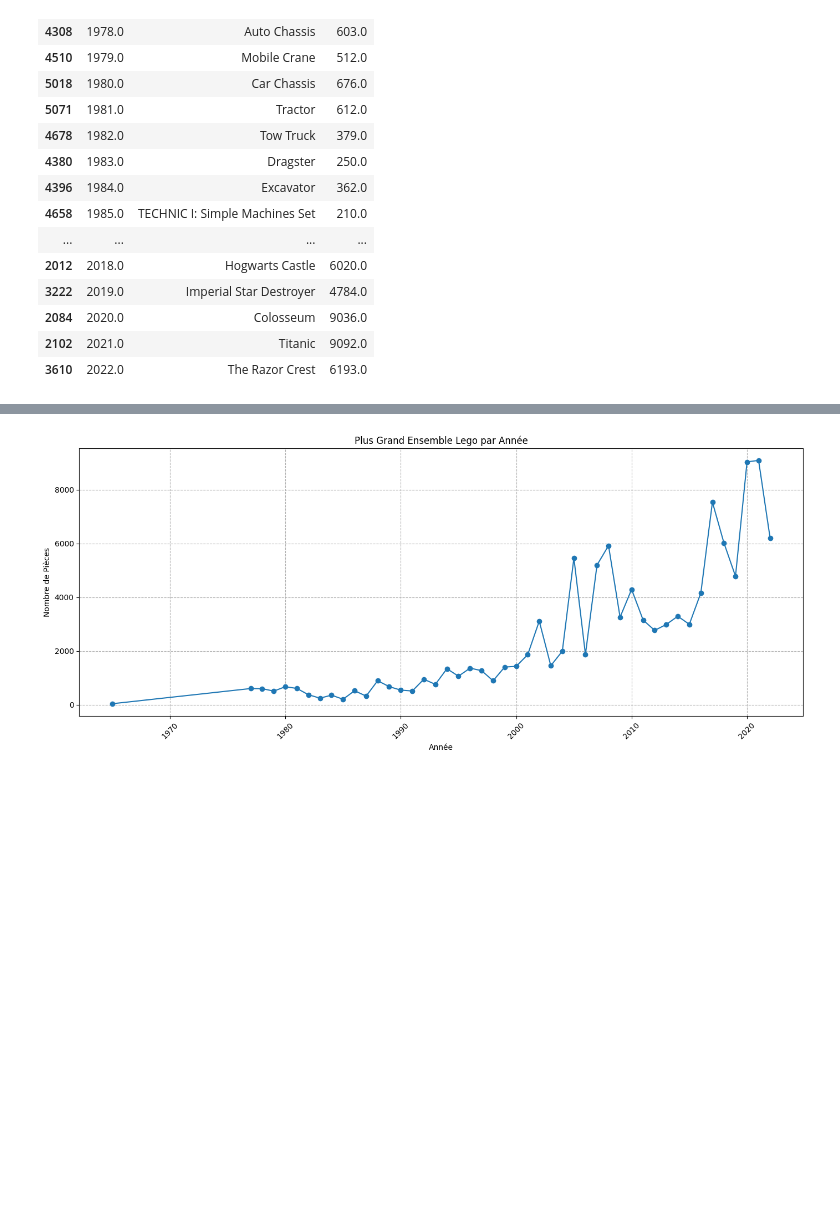
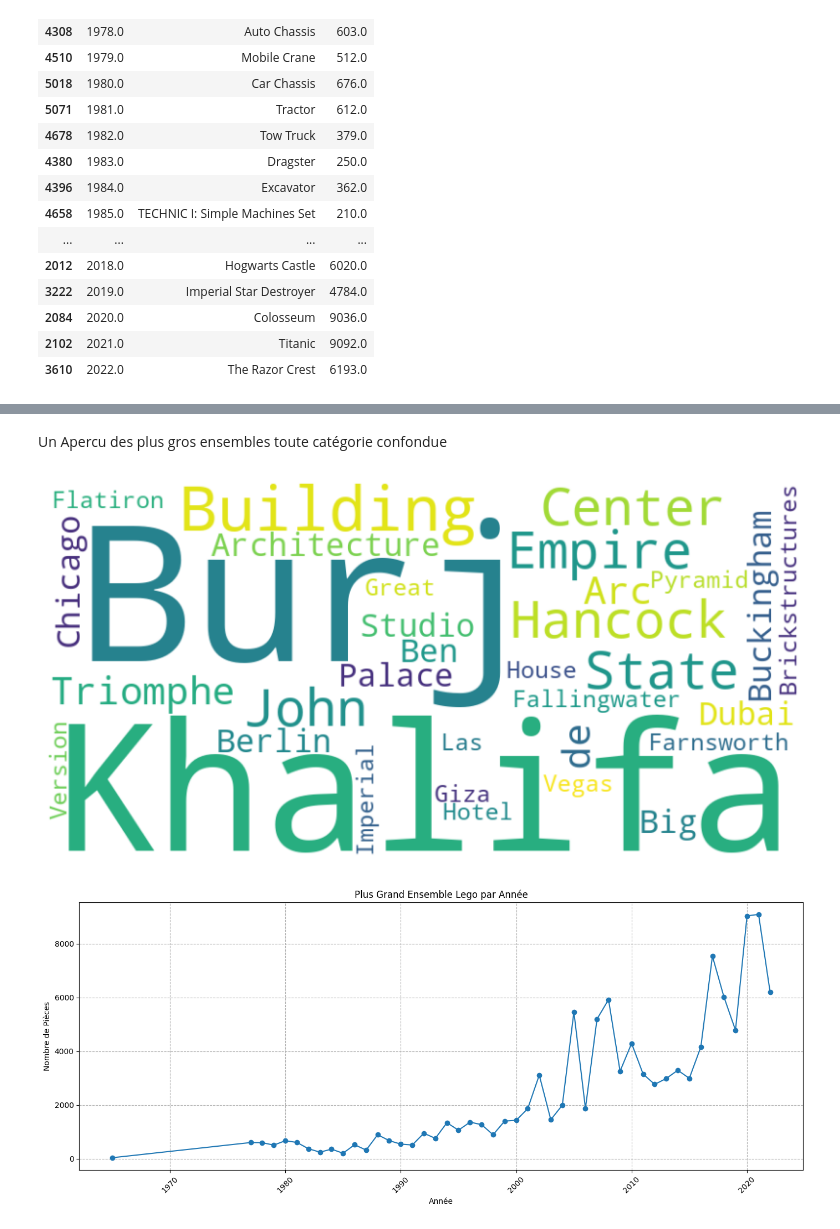
Before and after one commit to doumsdd/Oh-My-LEGO, a Jupyter notebook: Legaux_Mams.ipynb, the cells around one changed output, grey strips where cells are left out. Drawn from its saved outputs; the diff is of its cells as text; code cells hidden in the pictures; blank space fills up the shorter version.

```diff
--- a/Legaux_Mams.ipynb
+++ b/Legaux_Mams.ipynb
@@ -62,3 +86,22 @@ largest_sets_per_year[['year', 'name', 'parts']]
+# %% [markdown]
+Un Apercu des plus gros ensembles toute catégorie confondue
+# %%
+from wordcloud import WordCloud
+import matplotlib.pyplot as plt
+
+# Sélectionner les noms des 20 premiers ensembles
+top_20_sets = " ".join(data['name'].head(20))
+
+# Créer le nuage de mots
+wordcloud = WordCloud(width=800, height=400, background_color='white').generate(top_20_sets)
+
+# Afficher le nuage de mots
+plt.figure(figsize=(10,5))
+plt.imshow(wordcloud, interpolation="bilinear")
+plt.axis("off")
+plt.show()
+# %% [output]
+[figure, added]
 # %%
 # Importation des bibliothèques de visualisation
 import matplotlib.pyplot as plt
```
Also changed, not shown: parts of 4 cells of this notebook.
